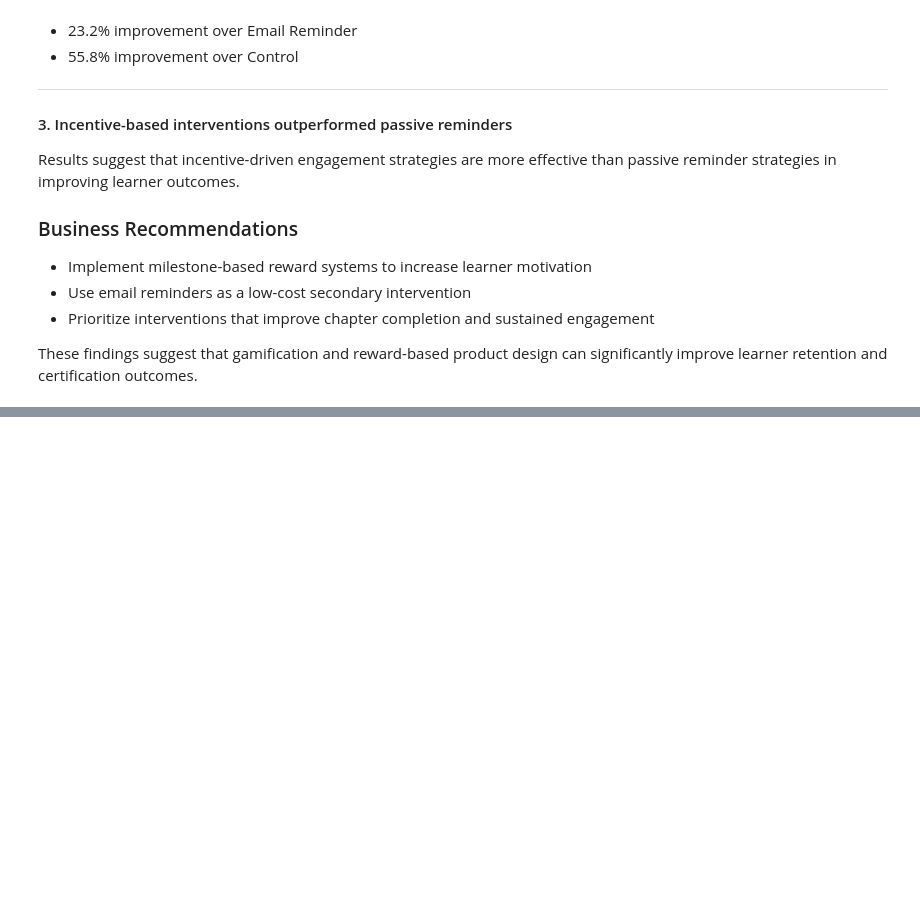
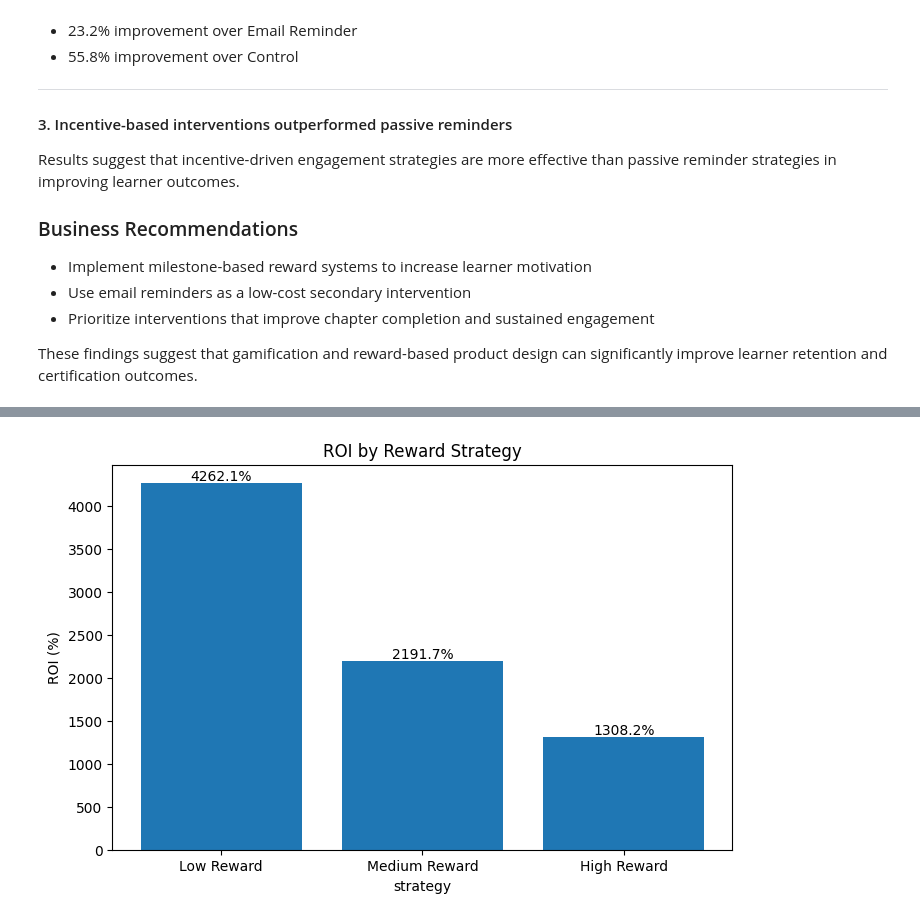
Before and after one commit to Chunyuliu-lgtm/online-learning-engagement-analysis, a Jupyter notebook: notebooks/product_analytics.ipynb, the cells around one changed output, grey strips where cells are left out. Cells and saved outputs as stored; diff of their text form; code cells hidden in the pictures; blank space fills up the shorter version.

```diff
--- a/notebooks/product_analytics.ipynb
+++ b/notebooks/product_analytics.ipynb
@@ -928,0 +1125,13 @@ These findings suggest that gamification and reward-based product design can sig
+# %%
+plt.figure(figsize=(8,5))
+bars=plt.bar(simulation_df['Strategy'],simulation_df['ROI (%)'])
+plt.title('ROI by Reward Strategy')
+plt.xlabel('strategy')
+plt.ylabel('ROI (%)')
+for bar in bars:
+    height= bar.get_height()
+    plt.text(bar.get_x()+bar.get_width()/2,height,f'{height:.1f}%',ha='center',va='bottom')
+plt.savefig('../figures/roi_by_reward_strategy.png',dpi=300, bbox_inches='tight')
+plt.show()
+# %% [output]
+[figure, added]
```
Also changed, not shown: parts of 22 cells of this notebook, 6 other files.
